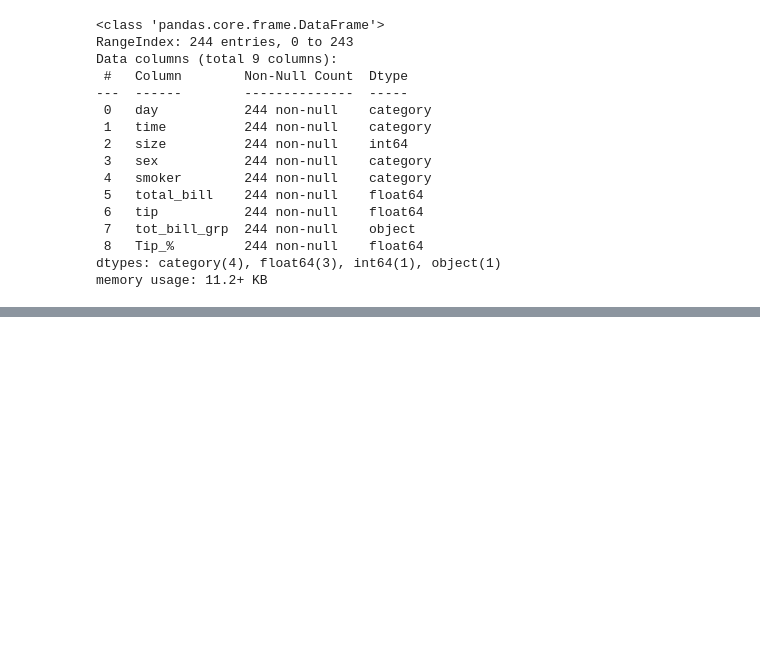
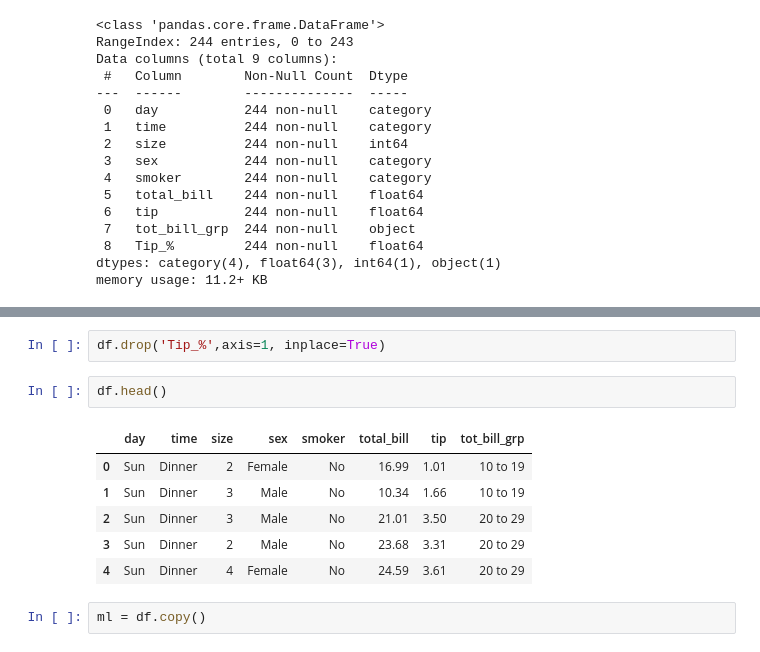
Before and after one commit to MonshaRadhakrishnan/Restaurant-Tips-prediction, a Jupyter notebook: Tips.ipynb, the cells around one changed output, grey strips where cells are left out. Drawn from its saved outputs; the diff is of its cells as text; blank space fills up the shorter version.

```diff
--- a/Tips.ipynb
+++ b/Tips.ipynb
@@ -547,0 +562,13 @@ memory usage: 11.2+ KB
+# %%
+df.drop('Tip_%',axis=1, inplace=True)
+# %%
+df.head()
+# %% [output]
+|  | day | time | size | sex | smoker | total_bill | tip | tot_bill_grp |
+| 0 | Sun | Dinner | 2 | Female | No | 16.99 | 1.01 | 10 to 19 |
+| 1 | Sun | Dinner | 3 | Male | No | 10.34 | 1.66 | 10 to 19 |
+| 2 | Sun | Dinner | 3 | Male | No | 21.01 | 3.50 | 20 to 29 |
+| 3 | Sun | Dinner | 2 | Male | No | 23.68 | 3.31 | 20 to 29 |
+| 4 | Sun | Dinner | 4 | Female | No | 24.59 | 3.61 | 20 to 29 |
+# %%
+ml = df.copy()
```
Also changed, not shown: parts of 35 cells of this notebook.
